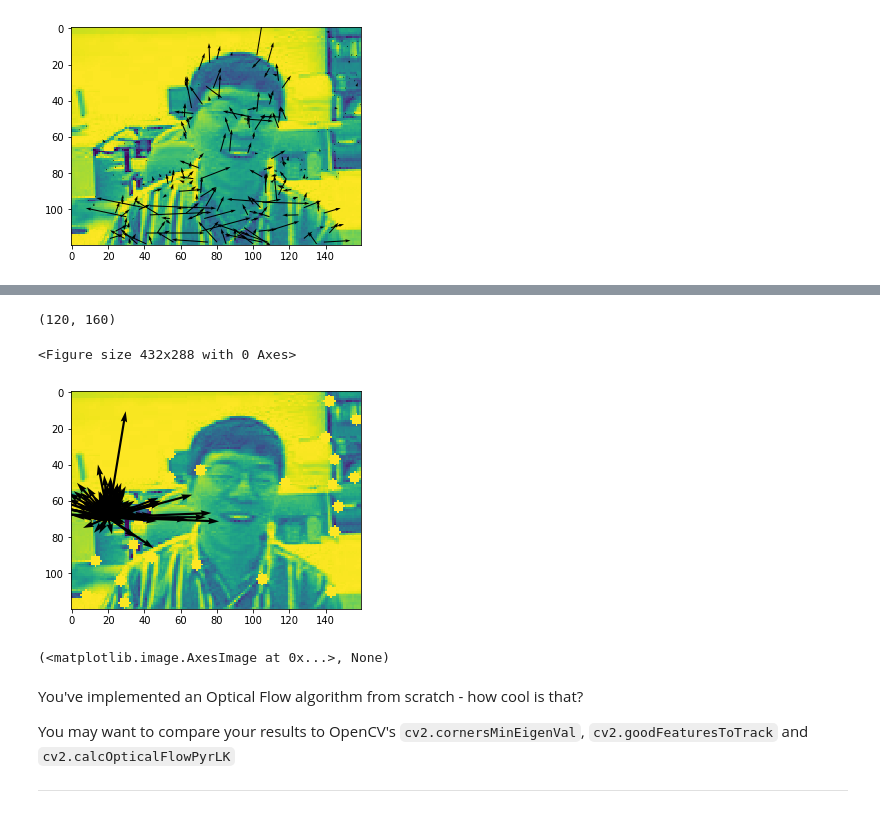
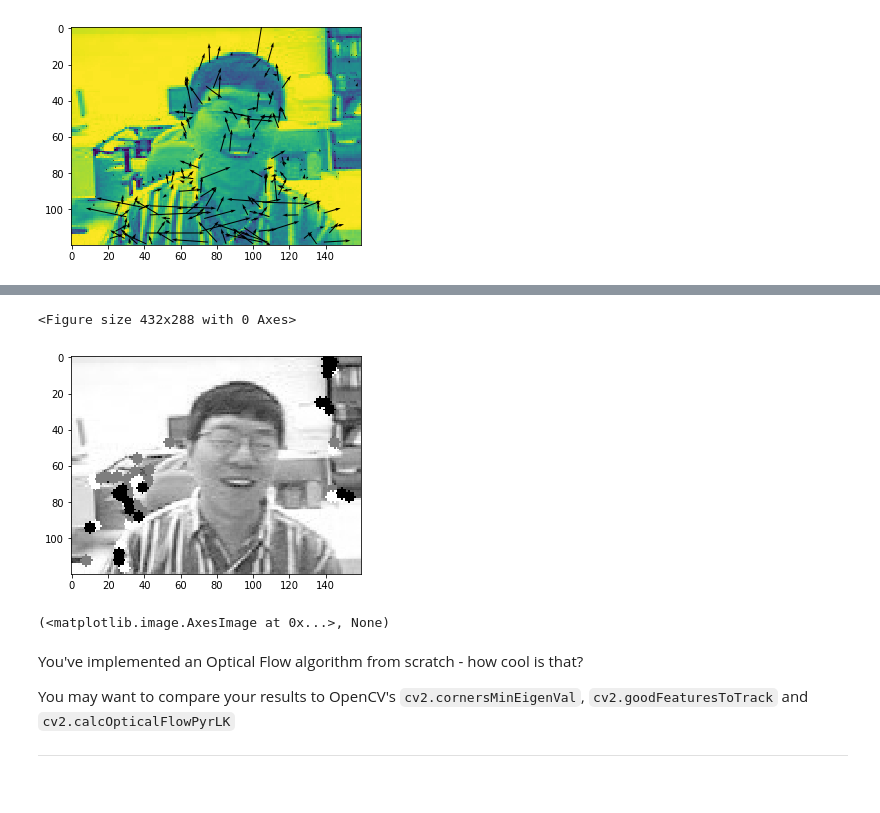
Before and after one commit to mrityunjaykumar911/CSE527-CV, a Jupyter notebook: Lab3/HW2 - Object Detection, Tracking and Segmentation.ipynb, the cells around one changed output, grey strips where cells are left out. Saved outputs shown, nothing was run; the diff lists cells and outputs as text; code cells hidden in the pictures.

```diff
--- a/Lab3/HW2 - Object Detection, Tracking and Segmentation.ipynb
+++ b/Lab3/HW2 - Object Detection, Tracking and Segmentation.ipynb
@@ -440,6 +422,9 @@ for i in range(ix.size):
     #print(d.shape)
     im_eig[i] = np.min(d)
 
+    if A.trace()==0:
+        continue
+
     lambda_t = np.linalg.det(A)/A.trace()
     im_det_tr[i] = lambda_t
 
@@ -509,26 +490,22 @@ plt.imshow(im1g),plt.quiver(corners_eig[:,1],corners_eig[:,0],uv[:,1],uv[:,0]);
-# %%
-xxx = cv2.cornerMinEigenVal(im1g,48).shape
-# %% [output]
-(120, 160)
 # %%
 plt.clf()
 # %% [output]
 <Figure size 432x288 with 0 Axes>
 # %%
-corners = cv2.goodFeaturesToTrack(im1g,1,0.5,1)
+corners = cv2.goodFeaturesToTrack(im1g,10,0.05,1)
 corners = np.int0(corners)
 
 for i in corners:
     x,y = i.ravel()
-    #cv2.circle(im1g,(x,y),3,255,-1)
-    plt.quiver(x,y,uv[:,1],uv[:,0])
+    cv2.circle(im1g,(x,y),3,0,-1)
+#     plt.quiver(x,y,uv[:,1],uv[:,0])
 
 
-plt.imshow(im1g),plt.show()
+plt.imshow(im1g,cmap='gray'),plt.show()
 
 # plt.imshow(im1g),plt.quiver(corners[:,1],corners[:,0],uv[:,1],uv[:,0]);
 # %% [output]
-[figure, old version]
+[figure, new version]
 (<matplotlib.image.AxesImage at 0x...>, None)
 # %% [markdown]
 You've implemented an Optical Flow algorithm from scratch - how cool is that?
```
Also changed, not shown: parts of 8 cells of this notebook.
